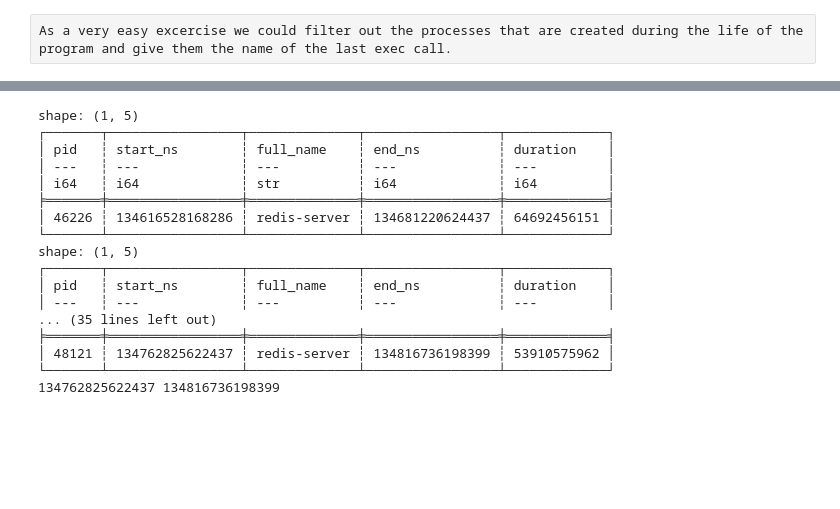
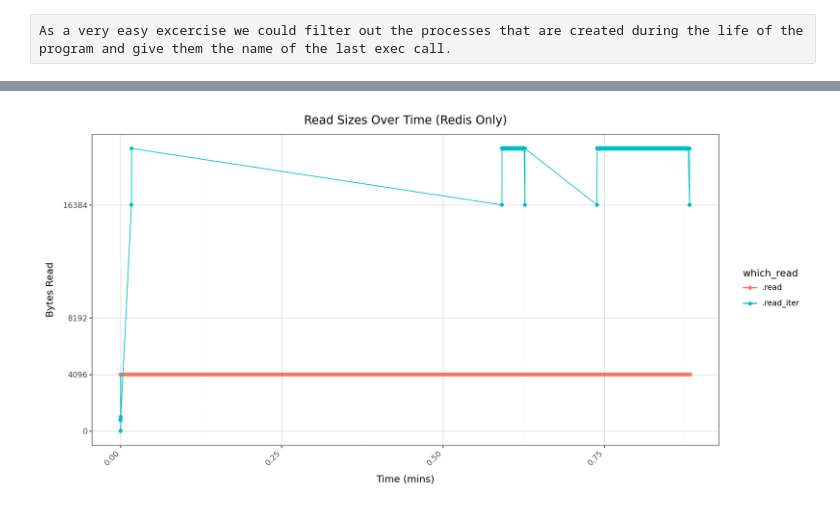
Before and after one commit to dhruvgoyalsjc/KernMLOps, a Jupyter notebook: tutorial.ipynb, the cells around one changed output, grey strips where cells are left out. Saved outputs shown, nothing was run; the diff lists cells and outputs as text; code cells hidden in the pictures; blank space fills up the shorter version.

```diff
--- a/tutorial.ipynb
+++ b/tutorial.ipynb
@@ -403,30 +427,5 @@ KeyError: 'which_read'
 # %%
-redis_df = df[df["comm"] == "redis-server"]
+redis_df = vfs_df.filter(pl.col("comm") == "redis-server")
 plot_vfs_read_over_time(redis_df, title="Read Sizes Over Time (Redis Only)")
+# %% [output]
+[figure, added]
-# %%
-from IPython.display import Image, display
-plt = create_graph([("4k", redis_never_info),
-                    ("madvise", redis_madvise_info),
-                    ("thp", redis_always_info)],
-                   "redis-server", 0,
-                   "redis-server", 0,
-                   "Redis driven by YCSB with Insertions and Deletes using Jemalloc")
-plt.save("deletes-redis.png")
-# %% [output]
-shape: (1, 5)
-┌───────┬─────────────────┬──────────────┬─────────────────┬─────────────┐
-│ pid   ┆ start_ns        ┆ full_name    ┆ end_ns          ┆ duration    │
-│ ---   ┆ ---             ┆ ---          ┆ ---             ┆ ---         │
-│ i64   ┆ i64             ┆ str          ┆ i64             ┆ i64         │
-╞═══════╪═════════════════╪══════════════╪═════════════════╪═════════════╡
-│ 46226 ┆ 134616528168286 ┆ redis-server ┆ 134681220624437 ┆ 64692456151 │
-└───────┴─────────────────┴──────────────┴─────────────────┴─────────────┘
-shape: (1, 5)
-┌───────┬─────────────────┬──────────────┬─────────────────┬─────────────┐
-│ pid   ┆ start_ns        ┆ full_name    ┆ end_ns          ┆ duration    │
-│ ---   ┆ ---             ┆ ---          ┆ ---             ┆ ---         │
-... (35 lines left out)
-╞═══════╪═════════════════╪══════════════╪═════════════════╪═════════════╡
-│ 48121 ┆ 134762825622437 ┆ redis-server ┆ 134816736198399 ┆ 53910575962 │
-└───────┴─────────────────┴──────────────┴─────────────────┴─────────────┘
-134762825622437 134816736198399
```
Also changed, not shown: parts of 22 cells of this notebook, 12 other files.
